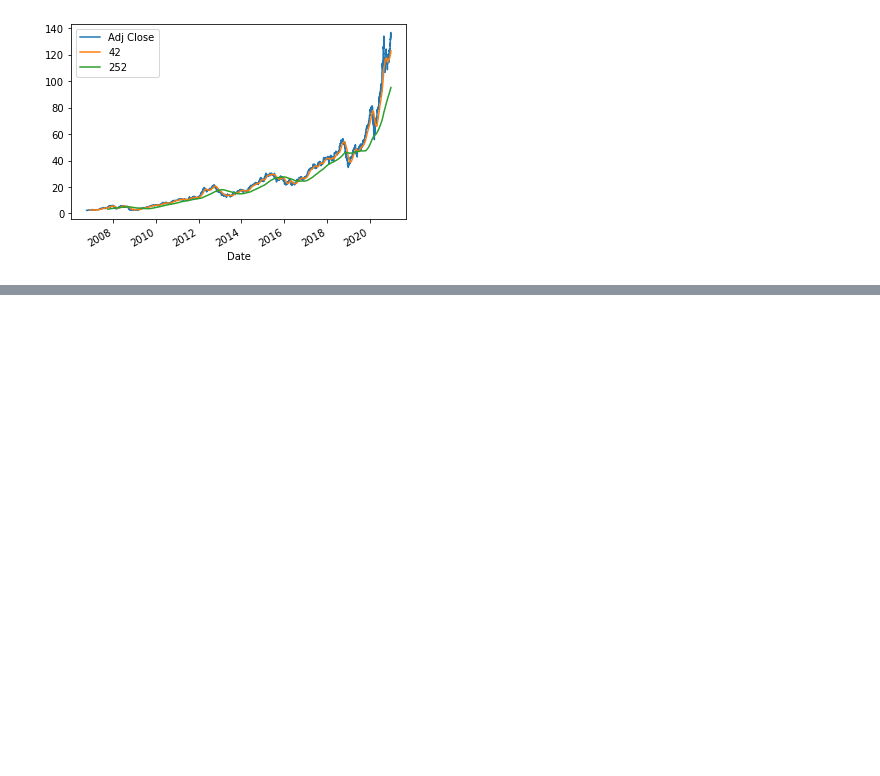
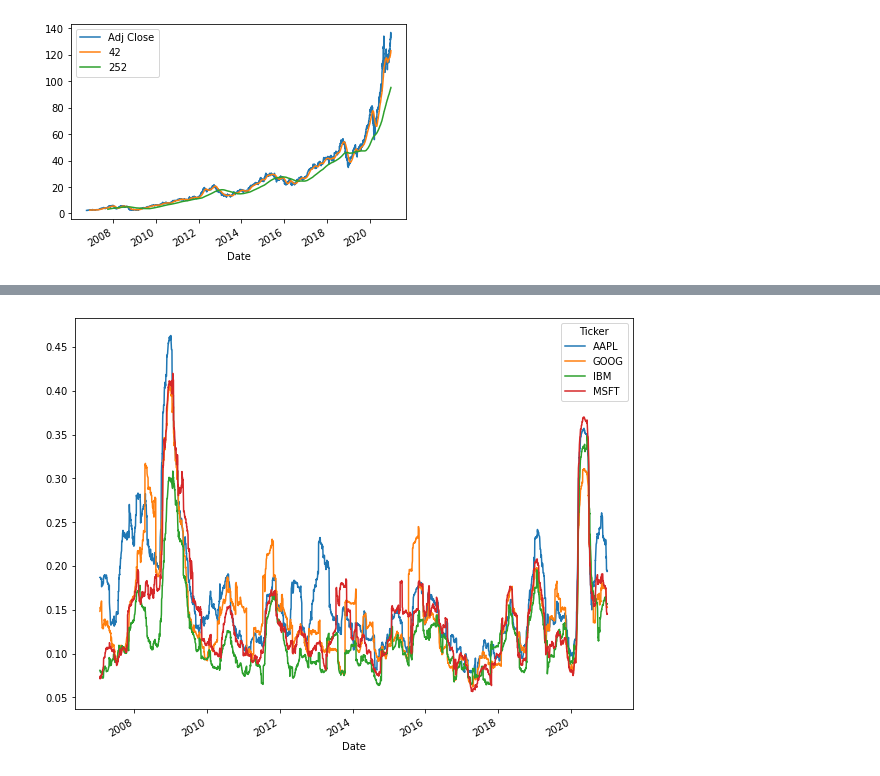
Before and after one commit to lukadlm97/algorithmic-trading-with-python, a Jupyter notebook: Advanced stock calculations.ipynb, the cells around one changed output, grey strips where cells are left out. Saved outputs shown, nothing was run; the diff lists cells and outputs as text; code cells hidden in the pictures; blank space fills up the shorter version.

Commit message:
discovering volatility and some linear models discovering

```diff
--- a/Advanced stock calculations.ipynb
+++ b/Advanced stock calculations.ipynb
@@ -102,0 +102,21 @@ adj_close_px.head()
+# %%
+#Volatility Calculation
+#Generally, the higher the volatility, the riskier the investment in that stock,
+#which results in investing in one over another
+
+# Import matplotlib
+import matplotlib.pyplot as plt
+
+# Define the minumum of periods to consider
+min_periods = 75
+
+# Calculate the volatility
+vol = daily_pct_change.rolling(min_periods).std() * np.sqrt(min_periods)
+
+# Plot the volatility
+vol.plot(figsize=(10, 8))
+
+# Show the plot
+plt.show()
+# %% [output]
+[figure, added]
```
Also changed, not shown: parts of 6 cells of this notebook.
